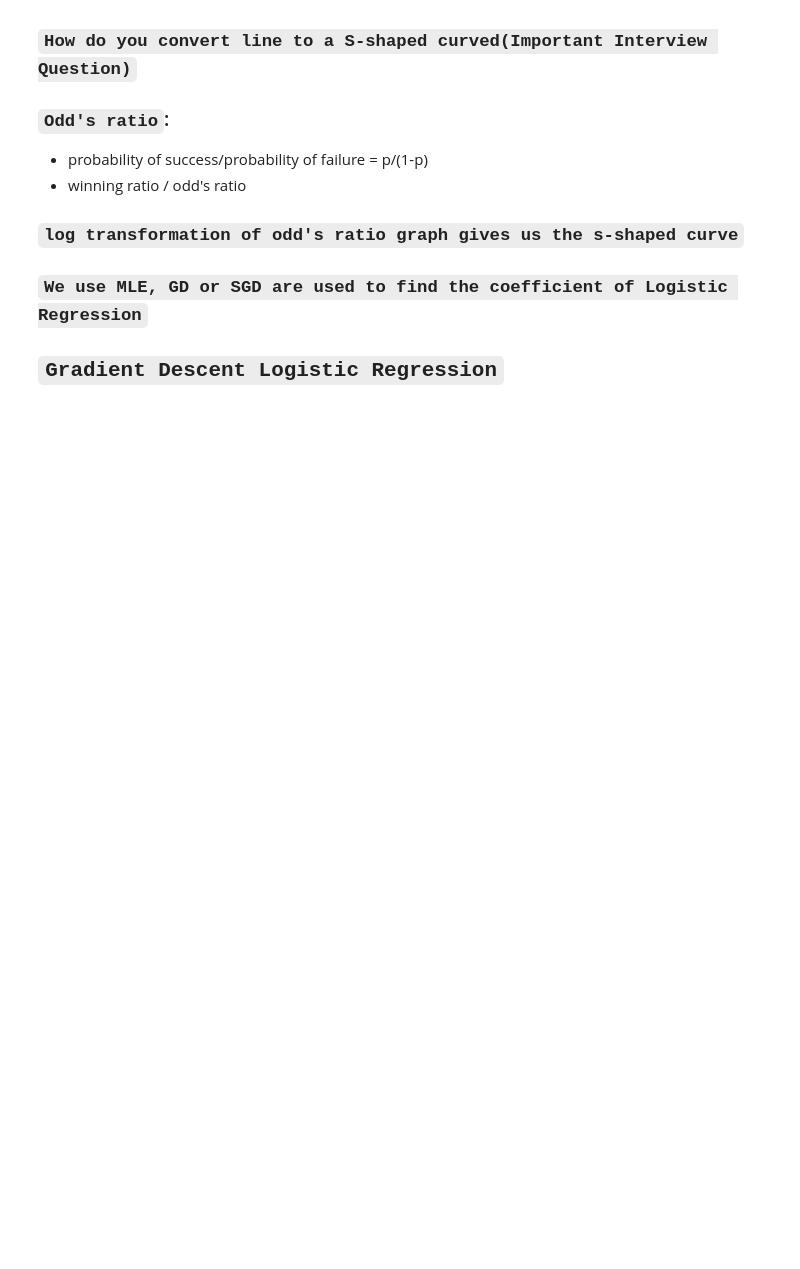
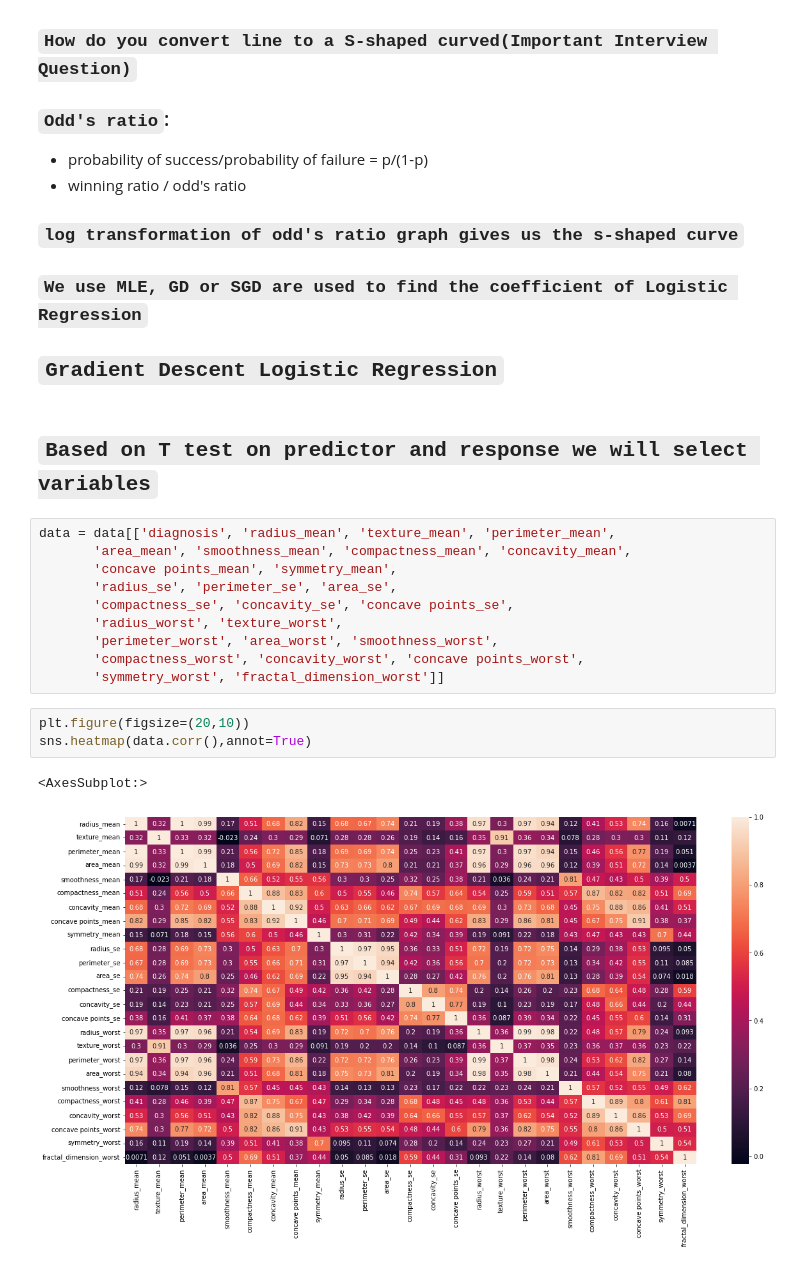
Before and after one commit to manujjoshi/Classification, a Jupyter notebook: Cancer Classification.ipynb, the cells around one changed output. Drawn from its saved outputs; the diff is of its cells as text; blank space fills up the shorter version.

```diff
--- a/Cancer Classification.ipynb
+++ b/Cancer Classification.ipynb
@@ -193,3 +193,21 @@ sns.heatmap(data.corr(),annot=True)
 ### `We use MLE, GD or SGD are used to find the coefficient of Logistic Regression`
 
 ## `Gradient Descent Logistic Regression`
+# %% [markdown]
+## `Based on T test on predictor and response we will select variables`
+# %%
+data = data[['diagnosis', 'radius_mean', 'texture_mean', 'perimeter_mean',
+       'area_mean', 'smoothness_mean', 'compactness_mean', 'concavity_mean',
+       'concave points_mean', 'symmetry_mean',
+       'radius_se', 'perimeter_se', 'area_se',
+       'compactness_se', 'concavity_se', 'concave points_se',
+       'radius_worst', 'texture_worst',
+       'perimeter_worst', 'area_worst', 'smoothness_worst',
+       'compactness_worst', 'concavity_worst', 'concave points_worst',
+       'symmetry_worst', 'fractal_dimension_worst']]
+# %%
+plt.figure(figsize=(20,10))
+sns.heatmap(data.corr(),annot=True)
+# %% [output]
+<AxesSubplot:>
+[figure, added]
```
Also changed, not shown: parts of 34 cells of this notebook, 3 other files.
